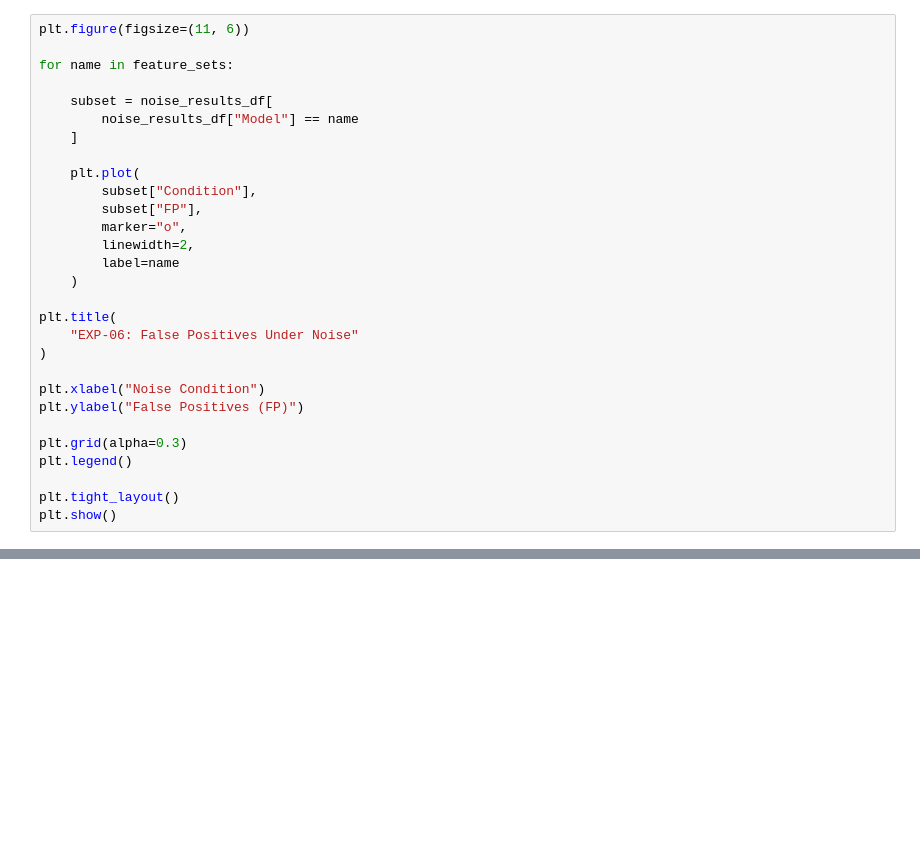
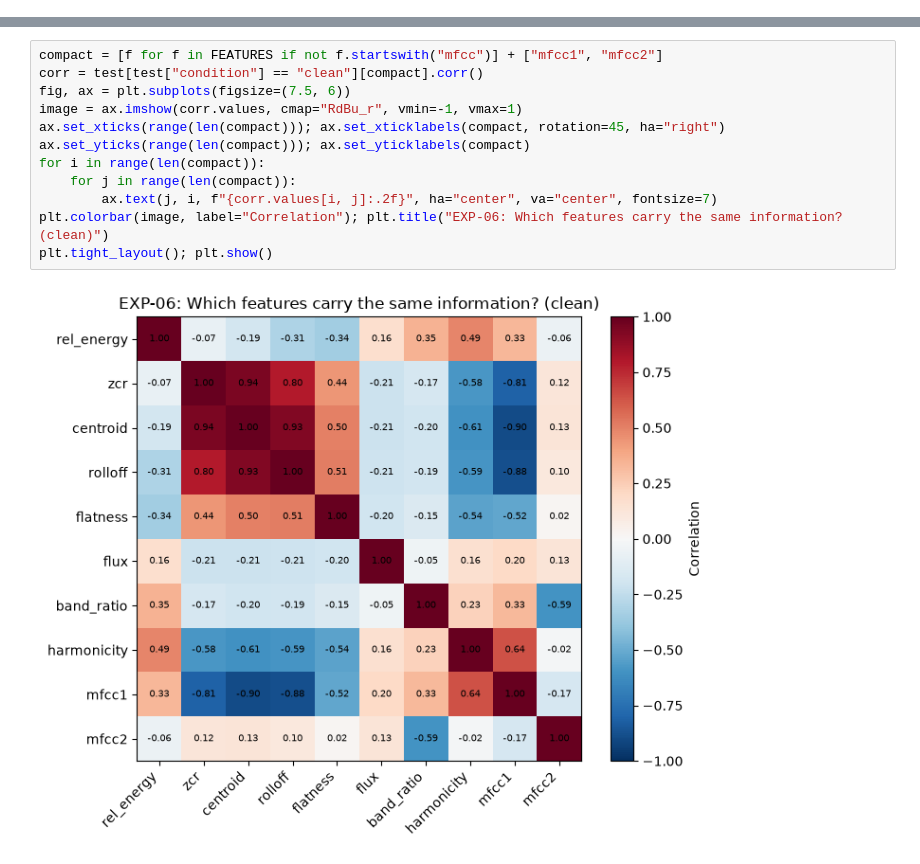
Before and after one commit to esmamanti/vad-research, a Jupyter notebook: notebooks/06_feature_comparison.ipynb, the cells around one changed output, grey strips where cells are left out. Cells and saved outputs as stored; diff of their text form; blank space fills up the shorter version.

```diff
--- a/notebooks/06_feature_comparison.ipynb
+++ b/notebooks/06_feature_comparison.ipynb
@@ -747,29 +13,0 @@ Condition                Model  Precision  Recall     F1   TP  TN  FP  FN
-# %%
-plt.figure(figsize=(11, 6))
-
-for name in feature_sets:
-
-    subset = noise_results_df[
-        noise_results_df["Model"] == name
-    ]
-
-    plt.plot(
-        subset["Condition"],
-        subset["FP"],
-        marker="o",
-        linewidth=2,
-        label=name
-    )
-
-plt.title(
-    "EXP-06: False Positives Under Noise"
-)
-
-plt.xlabel("Noise Condition")
-plt.ylabel("False Positives (FP)")
-
-plt.grid(alpha=0.3)
-plt.legend()
-
-plt.tight_layout()
-plt.show()
@@ -813,0 +229,14 @@ Condition                Model     F1  Specificity  FP  FN
+# %%
+compact = [f for f in FEATURES if not f.startswith("mfcc")] + ["mfcc1", "mfcc2"]
+corr = test[test["condition"] == "clean"][compact].corr()
+fig, ax = plt.subplots(figsize=(7.5, 6))
+image = ax.imshow(corr.values, cmap="RdBu_r", vmin=-1, vmax=1)
+ax.set_xticks(range(len(compact))); ax.set_xticklabels(compact, rotation=45, ha="right")
+ax.set_yticks(range(len(compact))); ax.set_yticklabels(compact)
+for i in range(len(compact)):
+    for j in range(len(compact)):
+        ax.text(j, i, f"{corr.values[i, j]:.2f}", ha="center", va="center", fontsize=7)
+plt.colorbar(image, label="Correlation"); plt.title("EXP-06: Which features carry the same information? (clean)")
+plt.tight_layout(); plt.show()
+# %% [output]
+[figure, added]
```
Also changed, not shown: parts of 29 cells of this notebook, 4 other files.
